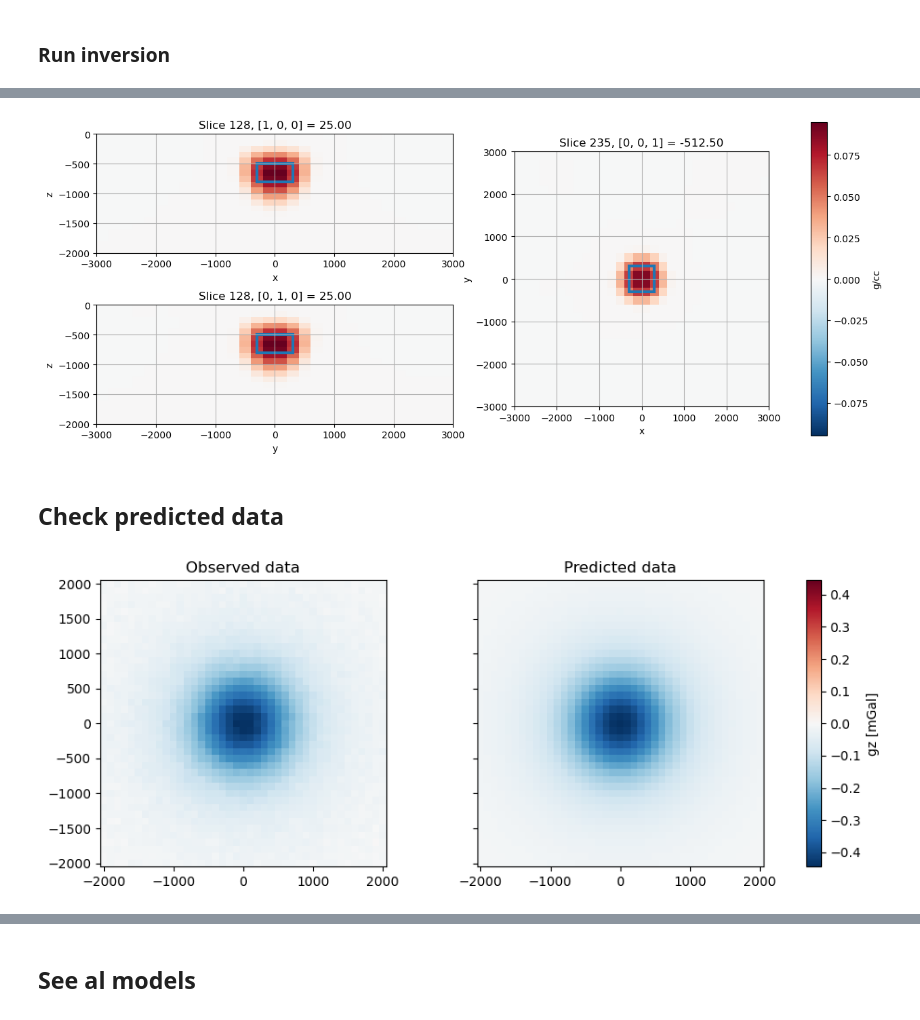
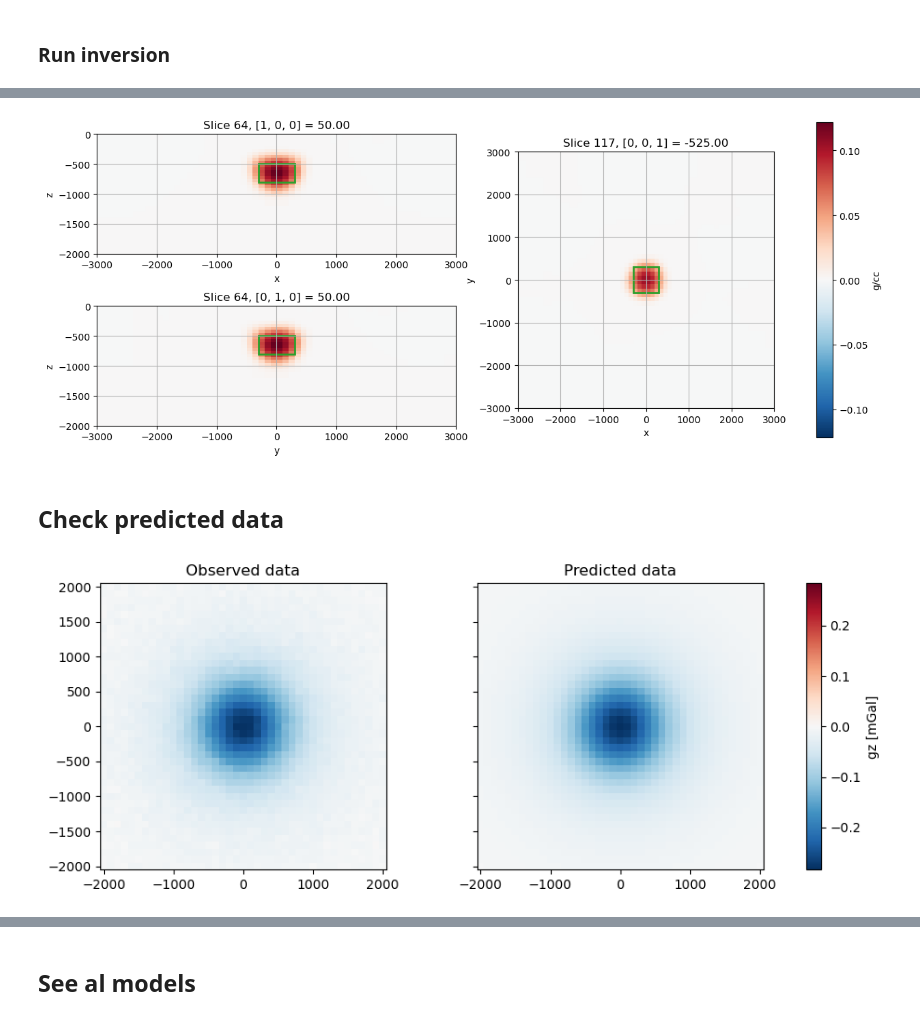
Before and after one commit to ubcgif/2024-aqgeo-potential-fields-tutorial, a Jupyter notebook: notebooks/inversion-sparse.ipynb, the cells around one changed output, grey strips where cells are left out. Drawn from its saved outputs; the diff is of its cells as text; code cells hidden in the pictures.

```diff
--- a/notebooks/inversion-sparse.ipynb
+++ b/notebooks/inversion-sparse.ipynb
@@ -57,11 +57,15 @@ Thumb rules for mesh design:
 * Refine cells in the area of interest.
 * Refine to a sensible depth where sources are expected.
 # %%
-hx = [(50.0, 256)]
-hz = [(25.0, 256)]
+hx = [(100.0, 128)]
+hz = [(50.0, 128)]
 mesh = discretize.TreeMesh(h=[hx, hx, hz], origin="CCN")
-mesh.refine_box(x0s=(-3e3, -3e3, -3e3), x1s=(3e3, 3e3, 0), levels=3, finalize=False)
-mesh.refine_box(x0s=(-2e3, -2e3, -2e3), x1s=(2e3, 2e3, 0), levels=6, finalize=False)
+
+mesh.refine_box(x0s=(-3e3, -3e3, -3e3), x1s=(3e3, 3e3, 0), levels=3, finalize=False, diagonal_balance=True)
+mesh.refine_box(x0s=(-2e3, -2e3, -2e3), x1s=(2e3, 2e3, 0), levels=6, finalize=False, diagonal_balance=True)
+mesh.refine_box(x0s=(-2e3, -2e3, -1e3), x1s=(2e3, 2e3, 0), levels=7, finalize=False, diagonal_balance=True)
+mesh.refine_box(x0s=(-2e3, -2e3, -500), x1s=(2e3, 2e3, 0), levels=-1, finalize=False, diagonal_balance=True)
+
 mesh.finalize()
 mesh
 # %% [output]
@@ -164,8 +168,8 @@ regularization = simpeg.regularization.Sparse(
     mesh,
     mapping=model_map,
     weights={"depth_weights": depth_weights},
+    norms=[1, 2, 2, 2],
 )
-regularization.norms = [1, 2, 2, 2]
 # %% [markdown]
 ## Build the inversion
 # %% [markdown]
@@ -175,7 +179,6 @@ optimization = simpeg.optimization.ProjectedGNCG(
     maxIter=50,    # max number of iterations
     lower=-1.0,    # bounds for the model parameters (in g/cc)
     upper=1.0,     #
-    maxIterLS=20,  # maximum number of iterations for line search
     maxIterCG=10,  # maximum number of iterations for the Conjugate Gradient
     tolCG=1e-3,    # tolerance for conj grad
 )
@@ -201,21 +200,22 @@ Need to rm the files
 starting_beta = simpeg.directives.BetaEstimate_ByEig(beta0_ratio=1)
 
 # IRLS
+# (don't use IRLS if norms are all L2)
+irls_iters = 0 if all(n == 2 for n in regularization.norms) else 30
 update_IRLS = simpeg.directives.UpdateIRLS(
     cooling_factor=2.0,
     f_min_change=1e-4,
-    max_irls_iterations=30,
+    max_irls_iterations=irls_iters,
     misfit_tolerance=1e-2,
 )
 
 # Update the preconditionner if it is model dependent
 update_jacobi = simpeg.directives.UpdatePreconditioner()
 
-# Set a stopping criteria for the inversion
-# target_misfit = simpeg.directives.TargetMisfit(chifact=1)
-
+# Save inversion parameters
 save_params = simpeg.directives.SaveOutputEveryIteration(save_txt=False)
 
+# Save model after each iteration
 save_model = simpeg.directives.SaveModelEveryIteration(directory=str(models_dir))
 # %%
 # The directives are defined as a list.
@@ -280,10 +283,10 @@ plt.show()
 # %%
 bounds = (-3e3, 3e3, -3e3, 3e3, -2e3, 0)
 axes = plot_model(mesh, inverted_model, bounds=bounds)
-plot_block(block_bounds, axes)
+plot_block(block_bounds, axes, linewidth=2)
 plt.show()
 # %% [output]
-[figure, old version]
+[figure, new version]
 # %% [markdown]
 ## Check predicted data
 # %%
@@ -321,7 +324,7 @@ ax2.set_title("Predicted data")
 
 plt.show()
 # %% [output]
-[figure, old version]
+[figure, new version]
 # %%
 diff = df.gz.values - gz_predicted
 maxabs = np.max(np.abs(diff))
```
Also changed, not shown: parts of 14 cells of this notebook, 2 other files.
